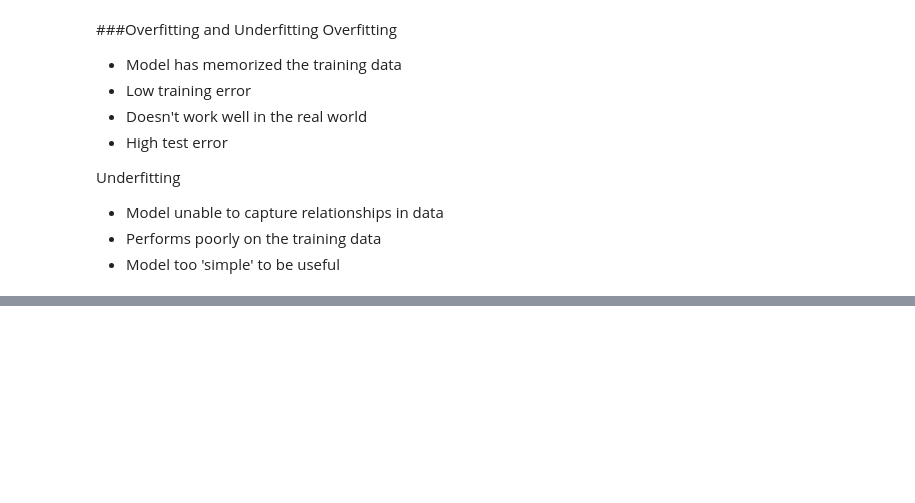
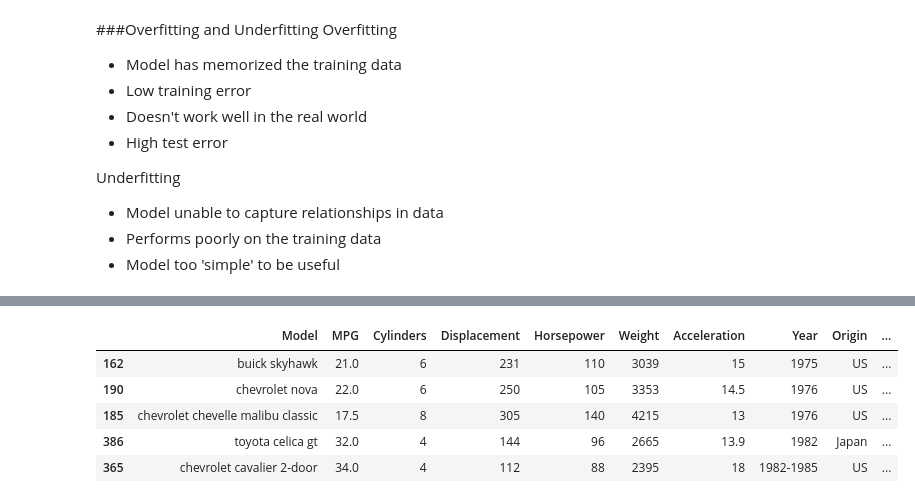
Before and after one commit to bhagu/1000-Days-Of-Code, a Jupyter notebook: Preparing_Data_for_Machine_Learning.ipynb, the cells around one changed output, grey strips where cells are left out. Drawn from its saved outputs; the diff is of its cells as text; code cells hidden in the pictures; blank space fills up the shorter version.

```diff
--- a/Preparing_Data_for_Machine_Learning.ipynb
+++ b/Preparing_Data_for_Machine_Learning.ipynb
@@ -174,0 +259,4 @@ Underfitting
+# %%
+automobile_df['MPG'] = automobile_df['MPG'].fillna(automobile_df['MPG'].mean())
+
+automobile_df.isna().sum()
@@ -174,0 +277,2 @@ Underfitting
+# %%
+automobile_df = automobile_df.dropna()
@@ -174,0 +315,9 @@ Underfitting
+# %%
+automobile_df.sample(5)
+# %% [output]
+|  | Model | MPG | Cylinders | Displacement | Horsepower | Weight | Acceleration | Year | Origin | ... |
+| 162 | buick skyhawk | 21.0 | 6 | 231 | 110 | 3039 | 15 | 1975 | US | ... |
+| 190 | chevrolet nova | 22.0 | 6 | 250 | 105 | 3353 | 14.5 | 1976 | US | ... |
+| 185 | chevrolet chevelle malibu classic | 17.5 | 8 | 305 | 140 | 4215 | 13 | 1976 | US | ... |
+| 386 | toyota celica gt | 32.0 | 4 | 144 | 96 | 2665 | 13.9 | 1982 | Japan | ... |
+| 365 | chevrolet cavalier 2-door | 34.0 | 4 | 112 | 88 | 2395 | 18 | 1982-1985 | US | ... |
```
Also changed, not shown: parts of 45 cells of this notebook.
